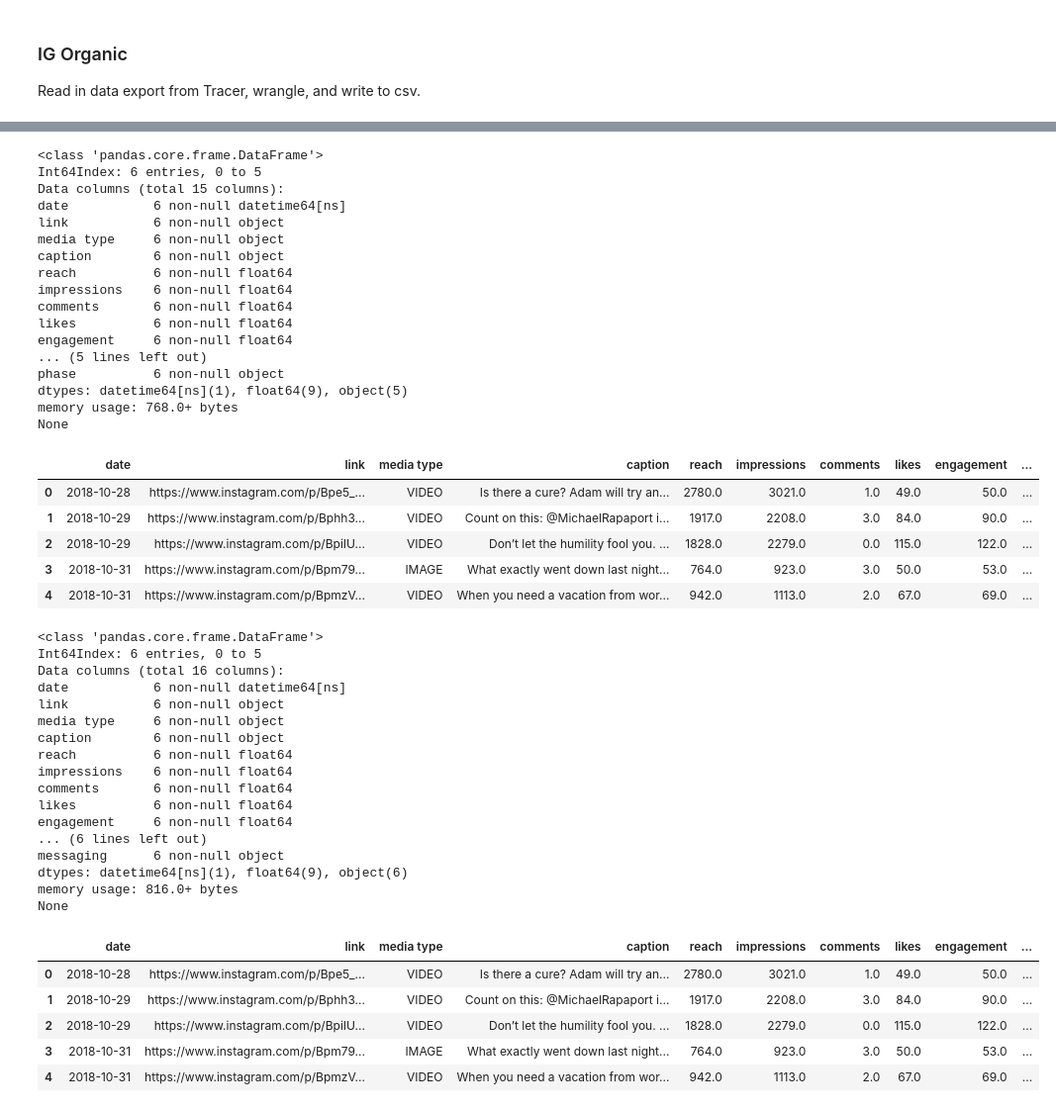
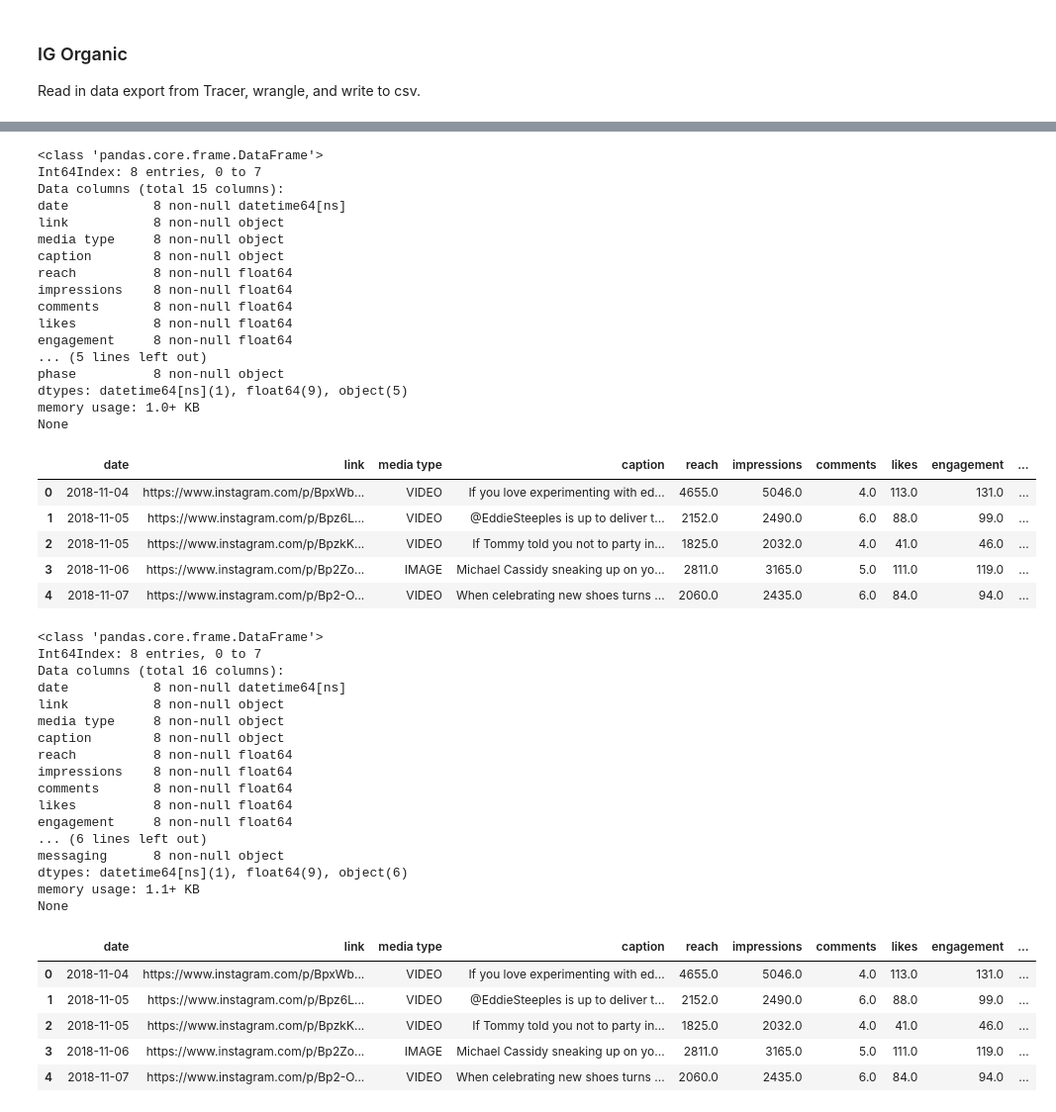
Before and after one commit to ccaddel/organicsocial_gb, a Jupyter notebook: GuestBook_Weekly.ipynb, the cells around one changed output, grey strips where cells are left out. Shown at 99% size. Saved outputs shown, nothing was run; the diff lists cells and outputs as text; code cells hidden in the pictures.

```diff
--- a/GuestBook_Weekly.ipynb
+++ b/GuestBook_Weekly.ipynb
@@ -568,76 +595,81 @@ ig
 # %%
 #rename columns
 ig.columns = ['date','link','media type','caption','reach','impressions','comments','likes','engagement','video views']
 
 #add columns
-ig['episode'] = '203'
+ig['episode'] = '204'
 ig['vis eng'] = ig['likes'] + ig['comments']
 ig['eng rate'] = ig['engagement']/ig['impressions']
 ig['view rate'] = ig['video views']/ig['impressions']
 
 ig['date'] = pd.to_datetime(ig['date'])
 ig['date'] = ig['date'].dt.normalize()
 
 #Phase = pre-premiere/premiere week/premiere day/continuity/finale/off season
 ig['phase'] = 'continuity'
 #ig['date'].map(lambda x: "premiere day" if x == pd.to_datetime(['2018-10-23 00:00:00']) else "premiere week")
 
 print(ig.info())
 ig.head()
 # %% [output]
 <class 'pandas.core.frame.DataFrame'>
-Int64Index: 6 entries, 0 to 5
+Int64Index: 8 entries, 0 to 7
 Data columns (total 15 columns):
-date           6 non-null datetime64[ns]
-link           6 non-null object
-media type     6 non-null object
-caption        6 non-null object
-reach          6 non-null float64
-impressions    6 non-null float64
-comments       6 non-null float64
-likes          6 non-null float64
-engagement     6 non-null float64
+date           8 non-null datetime64[ns]
+link           8 non-null object
+media type     8 non-null object
+caption        8 non-null object
+reach          8 non-null float64
+impressions    8 non-null float64
+comments       8 non-null float64
+likes          8 non-null float64
+engagement     8 non-null float64
 ... (5 lines left out)
-phase          6 non-null object
+phase          8 non-null object
 dtypes: datetime64[ns](1), float64(9), object(5)
-memory usage: 768.0+ bytes
+memory usage: 1.0+ KB
 None
 |  | date | link | media type | caption | reach | impressions | comments | likes | engagement | ... |
-| 0 | 2018-10-28 | https://www.instagram.com/p/Bpe5_... | VIDEO | Is there a cure? Adam will try an... | 2780.0 | 3021.0 | 1.0 | 49.0 | 50.0 | ... |
-| 1 | 2018-10-29 | https://www.instagram.com/p/Bphh3... | VIDEO | Count on this: @MichaelRapaport i... | 1917.0 | 2208.0 | 3.0 | 84.0 | 90.0 | ... |
-| 2 | 2018-10-29 | https://www.instagram.com/p/BpiIU... | VIDEO | Don’t let the humility fool you. ... | 1828.0 | 2279.0 | 0.0 | 115.0 | 122.0 | ... |
-| 3 | 2018-10-31 | https://www.instagram.com/p/Bpm79... | IMAGE | What exactly went down last night... | 764.0 | 923.0 | 3.0 | 50.0 | 53.0 | ... |
-| 4 | 2018-10-31 | https://www.instagram.com/p/BpmzV... | VIDEO | When you need a vacation from wor... | 942.0 | 1113.0 | 2.0 | 67.0 | 69.0 | ... |
+| 0 | 2018-11-04 | https://www.instagram.com/p/BpxWb... | VIDEO | If you love experimenting with ed... | 4655.0 | 5046.0 | 4.0 | 113.0 | 131.0 | ... |
+| 1 | 2018-11-05 | https://www.instagram.com/p/Bpz6L... | VIDEO | @EddieSteeples is up to deliver t... | 2152.0 | 2490.0 | 6.0 | 88.0 | 99.0 | ... |
+| 2 | 2018-11-05 | https://www.instagram.com/p/BpzkK... | VIDEO | If Tommy told you not to party in... | 1825.0 | 2032.0 | 4.0 | 41.0 | 46.0 | ... |
+| 3 | 2018-11-06 | https://www.instagram.com/p/Bp2Zo... | IMAGE | Michael Cassidy sneaking up on yo... | 2811.0 | 3165.0 | 5.0 | 111.0 | 119.0 | ... |
+| 4 | 2018-11-07 | https://www.instagram.com/p/Bp2-O... | VIDEO | When celebrating new shoes turns ... | 2060.0 | 2435.0 | 6.0 | 84.0 | 94.0 | ... |
 # %%
 #messaging column based on caption containing certain words
-ig['messaging'] = ig['caption'].map(lambda x: "Premiere" if 'premiere' in x else "Tuesday" if 'Tues' in x else "Tuesday" if 'Tuesday' in x else "Tomorrow" if 'tomorrow' in x else "Tonight" if 'tonight' in x else "Tonight" if 'TONIGHT' in x else "On Demand" if 'on demand' in x else "TBS App" if 'TBS App' in x else "Evergreen")
+ig['messaging'] = ig['caption'].map(lambda x: "Premiere" if 'premiere' in x else "Tuesday" if 'Tues' in x
+                                    else "Tuesday" if 'Tuesday' in x else "Tomorrow" if 'tomorrow' in x
+                                    else "Tomorrow" if "TOMORROW" in x else "Tonight" if 'tonight' in x
+                                    else "Tonight" if 'TONIGHT' in x else "On Demand" if 'on demand' in x
+                                    else "TBS App" if 'TBS App' in x else "Tomorrow" if 'Tomorrow' in x
+                                    else "Tonight" if 'Tonight' in x else "Evergreen")
 
 print(ig.info())
 ig.head()
 # %% [output]
 <class 'pandas.core.frame.DataFrame'>
-Int64Index: 6 entries, 0 to 5
+Int64Index: 8 entries, 0 to 7
 Data columns (total 16 columns):
-date           6 non-null datetime64[ns]
-link           6 non-null object
-media type     6 non-null object
-caption        6 non-null object
-reach          6 non-null float64
-impressions    6 non-null float64
-comments       6 non-null float64
-likes          6 non-null float64
-engagement     6 non-null float64
+date           8 non-null datetime64[ns]
+link           8 non-null object
+media type     8 non-null object
+caption        8 non-null object
+reach          8 non-null float64
+impressions    8 non-null float64
+comments       8 non-null float64
+likes          8 non-null float64
+engagement     8 non-null float64
 ... (6 lines left out)
-messaging      6 non-null object
+messaging      8 non-null object
 dtypes: datetime64[ns](1), float64(9), object(6)
-memory usage: 816.0+ bytes
+memory usage: 1.1+ KB
 None
 |  | date | link | media type | caption | reach | impressions | comments | likes | engagement | ... |
-| 0 | 2018-10-28 | https://www.instagram.com/p/Bpe5_... | VIDEO | Is there a cure? Adam will try an... | 2780.0 | 3021.0 | 1.0 | 49.0 | 50.0 | ... |
-| 1 | 2018-10-29 | https://www.instagram.com/p/Bphh3... | VIDEO | Count on this: @MichaelRapaport i... | 1917.0 | 2208.0 | 3.0 | 84.0 | 90.0 | ... |
-| 2 | 2018-10-29 | https://www.instagram.com/p/BpiIU... | VIDEO | Don’t let the humility fool you. ... | 1828.0 | 2279.0 | 0.0 | 115.0 | 122.0 | ... |
-| 3 | 2018-10-31 | https://www.instagram.com/p/Bpm79... | IMAGE | What exactly went down last night... | 764.0 | 923.0 | 3.0 | 50.0 | 53.0 | ... |
-| 4 | 2018-10-31 | https://www.instagram.com/p/BpmzV... | VIDEO | When you need a vacation from wor... | 942.0 | 1113.0 | 2.0 | 67.0 | 69.0 | ... |
+| 0 | 2018-11-04 | https://www.instagram.com/p/BpxWb... | VIDEO | If you love experimenting with ed... | 4655.0 | 5046.0 | 4.0 | 113.0 | 131.0 | ... |
+| 1 | 2018-11-05 | https://www.instagram.com/p/Bpz6L... | VIDEO | @EddieSteeples is up to deliver t... | 2152.0 | 2490.0 | 6.0 | 88.0 | 99.0 | ... |
+| 2 | 2018-11-05 | https://www.instagram.com/p/BpzkK... | VIDEO | If Tommy told you not to party in... | 1825.0 | 2032.0 | 4.0 | 41.0 | 46.0 | ... |
+| 3 | 2018-11-06 | https://www.instagram.com/p/Bp2Zo... | IMAGE | Michael Cassidy sneaking up on yo... | 2811.0 | 3165.0 | 5.0 | 111.0 | 119.0 | ... |
+| 4 | 2018-11-07 | https://www.instagram.com/p/Bp2-O... | VIDEO | When celebrating new shoes turns ... | 2060.0 | 2435.0 | 6.0 | 84.0 | 94.0 | ... |
 # %%
 #reorder columns
 ig = ig[['date','link','media type','caption','episode','reach','impressions','engagement','eng rate','likes','comments','vis eng','video views','view rate','phase','messaging']]
```
Also changed, not shown: parts of 24 cells of this notebook.
